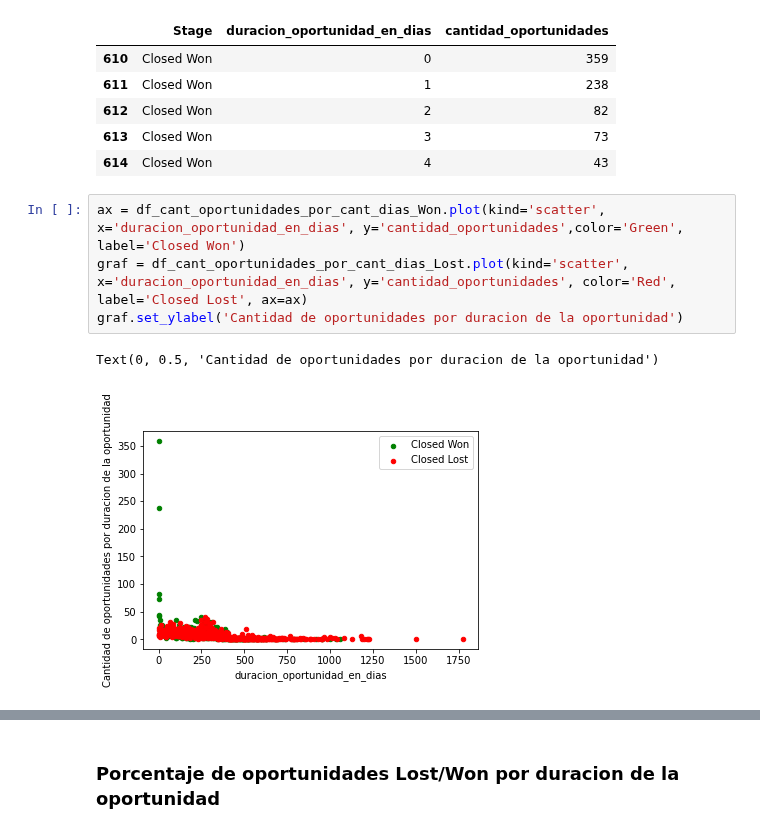
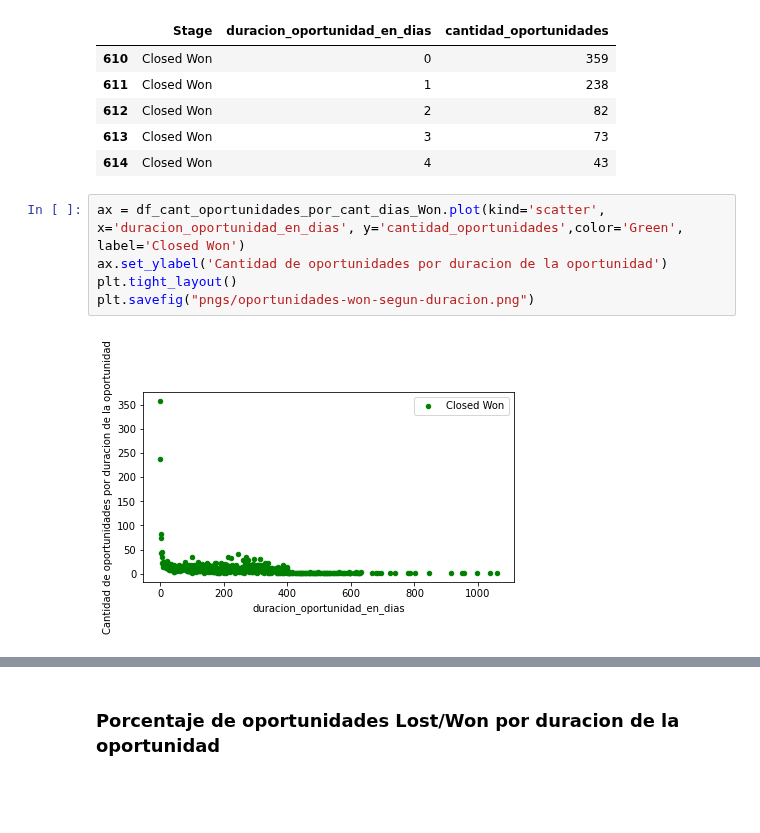
Before and after one commit to FernandoSinisi/Orga-Datos-2C-2020, a Jupyter notebook: TP1/Otros_graficos.ipynb, the cells around one changed output, grey strips where cells are left out. Drawn from its saved outputs; the diff is of its cells as text; blank space fills up the shorter version.

```diff
--- a/TP1/Otros_graficos.ipynb
+++ b/TP1/Otros_graficos.ipynb
@@ -58,8 +58,8 @@ df_cant_oportunidades_por_cant_dias_Won.head(5)
 | 614 | Closed Won | 4 | 43 |
 # %%
 ax = df_cant_oportunidades_por_cant_dias_Won.plot(kind='scatter', x='duracion_oportunidad_en_dias', y='cantidad_oportunidades',color='Green', label='Closed Won')
-graf = df_cant_oportunidades_por_cant_dias_Lost.plot(kind='scatter', x='duracion_oportunidad_en_dias', y='cantidad_oportunidades', color='Red', label='Closed Lost', ax=ax)
-graf.set_ylabel('Cantidad de oportunidades por duracion de la oportunidad')
+ax.set_ylabel('Cantidad de oportunidades por duracion de la oportunidad')
+plt.tight_layout()
+plt.savefig("pngs/oportunidades-won-segun-duracion.png")
 # %% [output]
-Text(0, 0.5, 'Cantidad de oportunidades por duracion de la oportunidad')
-[figure, old version]
+[figure, new version]
```
Also changed, not shown: parts of 10 cells of this notebook.
